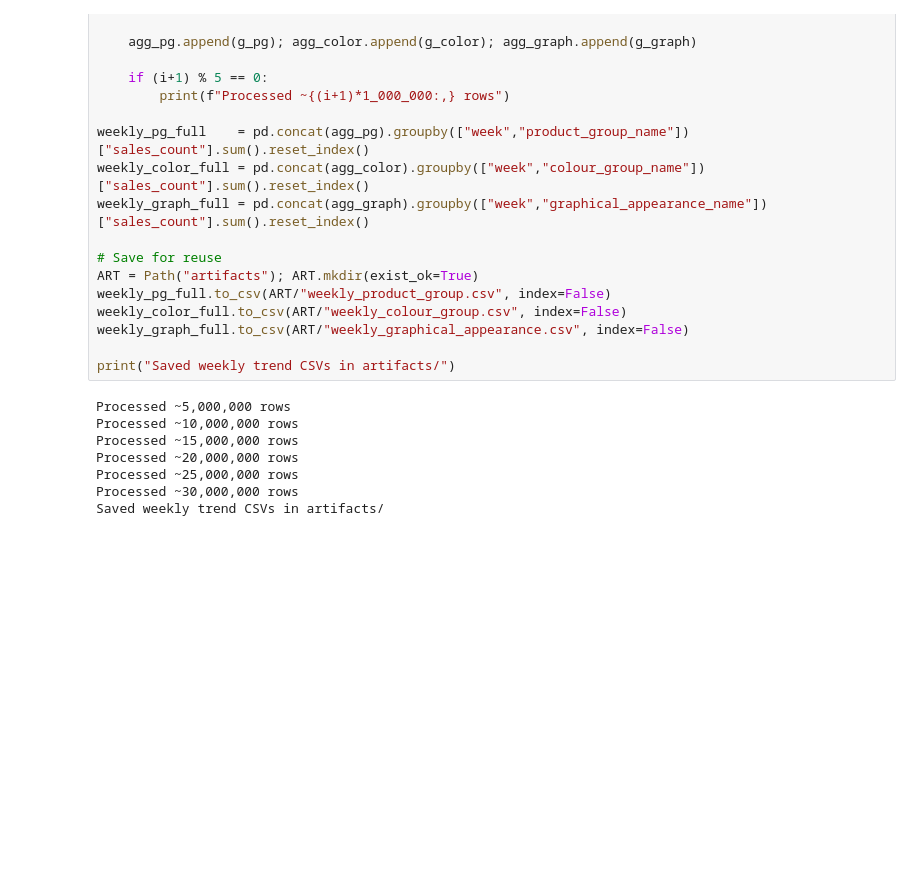
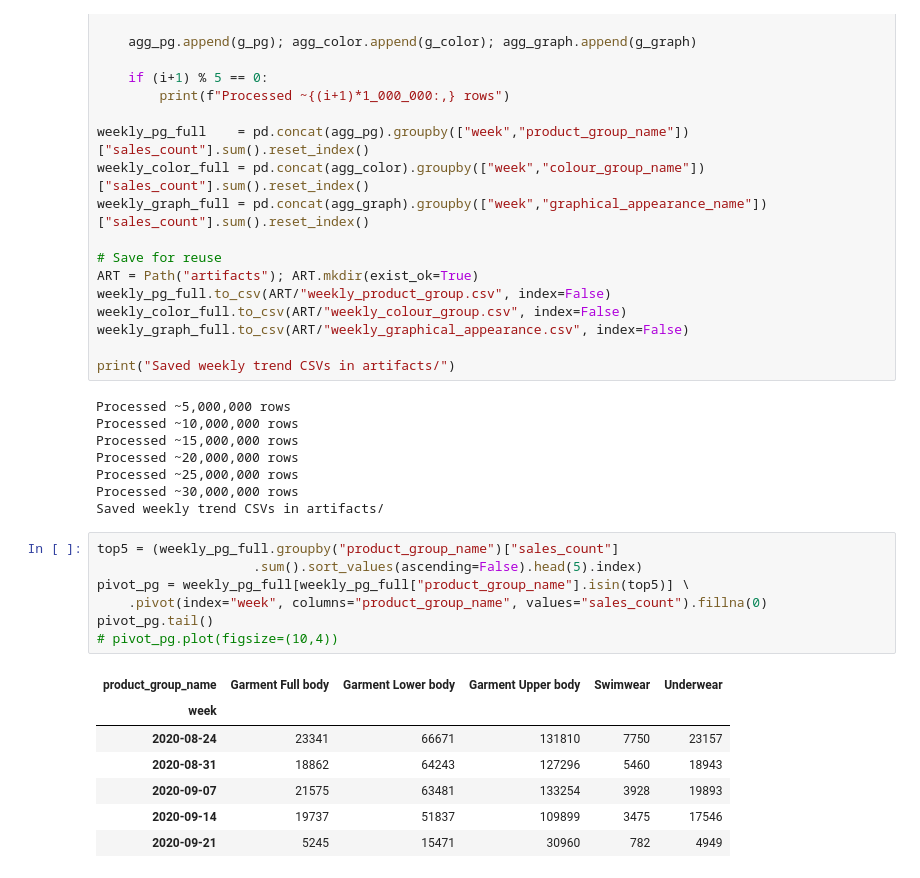
Before and after one commit to Ekansh-lamba/Ai_Powered_Fashion_Trend_analysis, a Jupyter notebook: hm_trend.ipynb, the cells around one changed output. Drawn from its saved outputs; the diff is of its cells as text; blank space fills up the shorter version.

Commit message:
Data Set with Plot

```diff
--- a/hm_trend.ipynb
+++ b/hm_trend.ipynb
@@ -563,3 +563,18 @@ Processed ~20,000,000 rows
 Processed ~25,000,000 rows
 Processed ~30,000,000 rows
 Saved weekly trend CSVs in artifacts/
+# %%
+top5 = (weekly_pg_full.groupby("product_group_name")["sales_count"]
+                    .sum().sort_values(ascending=False).head(5).index)
+pivot_pg = weekly_pg_full[weekly_pg_full["product_group_name"].isin(top5)] \
+    .pivot(index="week", columns="product_group_name", values="sales_count").fillna(0)
+pivot_pg.tail()
+# pivot_pg.plot(figsize=(10,4))
+# %% [output]
+| product_group_name | Garment Full body | Garment Lower body | Garment Upper body | Swimwear | Underwear |
+| week |  |  |  |  |  |
+| 2020-08-24 | 23341 | 66671 | 131810 | 7750 | 23157 |
+| 2020-08-31 | 18862 | 64243 | 127296 | 5460 | 18943 |
+| 2020-09-07 | 21575 | 63481 | 133254 | 3928 | 19893 |
+| 2020-09-14 | 19737 | 51837 | 109899 | 3475 | 17546 |
+| 2020-09-21 | 5245 | 15471 | 30960 | 782 | 4949 |
```
